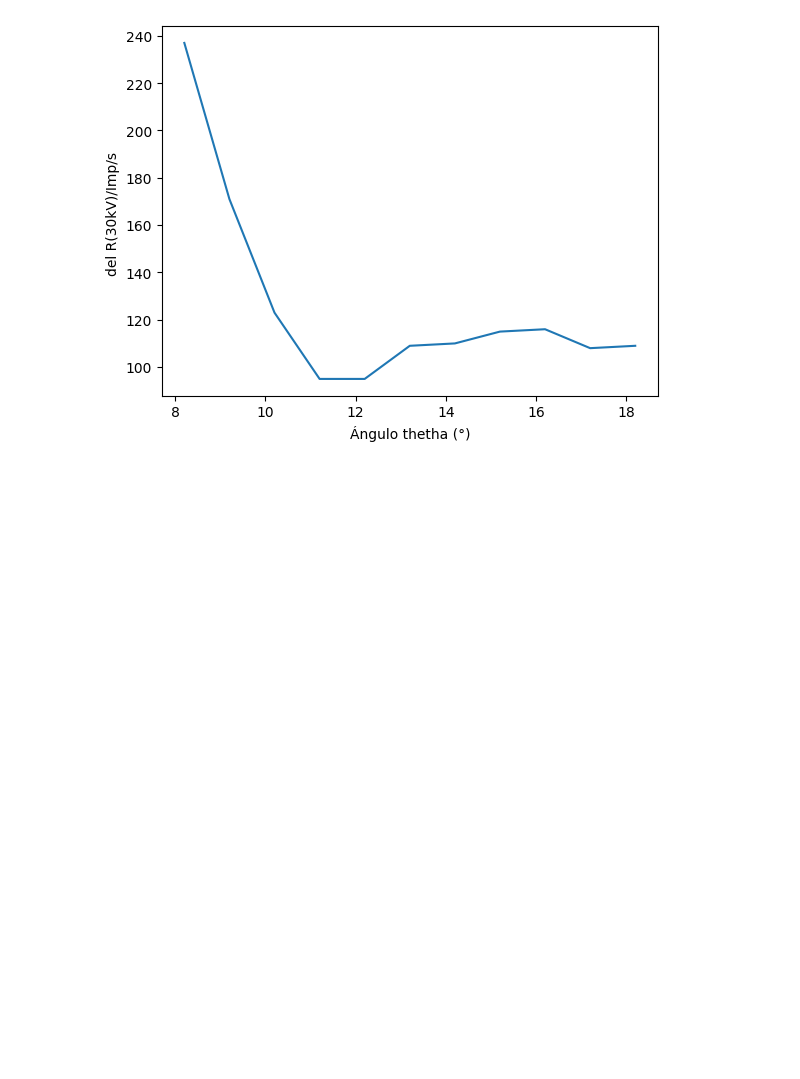
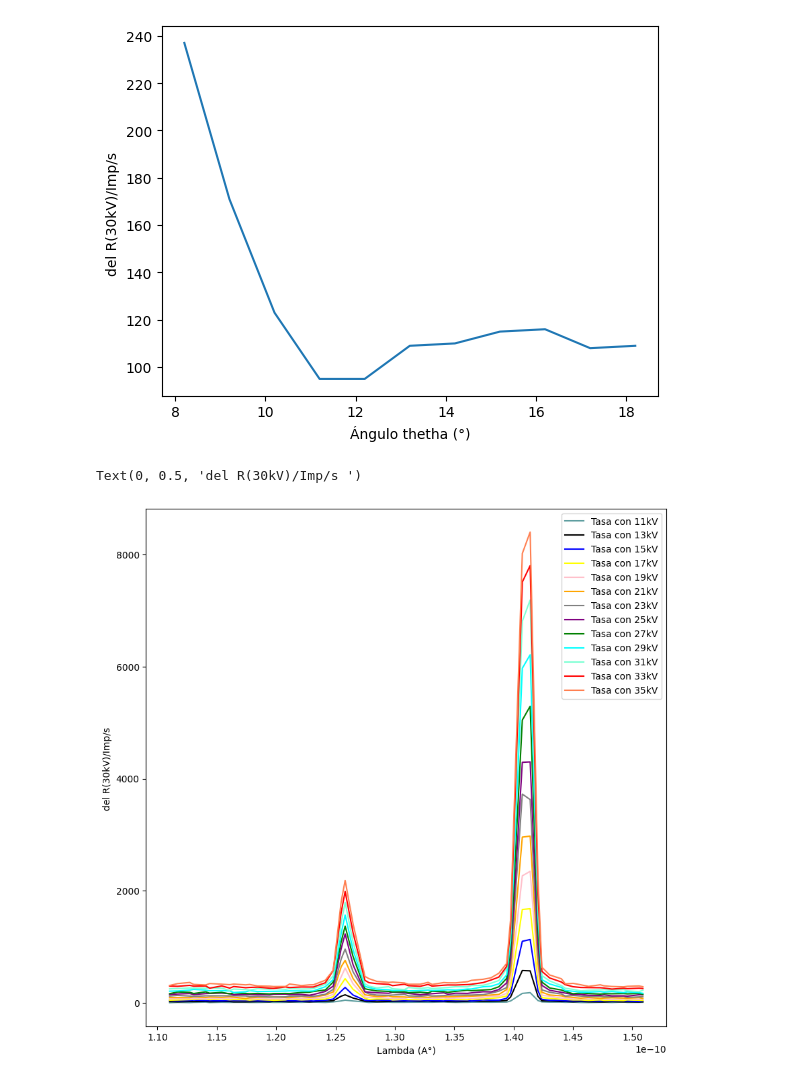
Before and after one commit to rcasasl/Laboratorio-Intermedio, a Jupyter notebook: Rayos X/graficos.ipynb, the cells around one changed output. Drawn from its saved outputs; the diff is of its cells as text; code cells hidden in the pictures; blank space fills up the shorter version.

```diff
--- a/Rayos X/graficos.ipynb
+++ b/Rayos X/graficos.ipynb
@@ -131,0 +218,47 @@ Text(0, 0.5, 'del R(30kV)/Imp/s ')
+# %%
+file_path = "datosparte3(dia2)"
+
+x,x_title,y0, y0_title, y1, y1_title, y2, y2_title, y3, y3_title, y4, y4_title, y5, y5_title, y6, y6_title, y7, y7_title, y8, y8_title, y9, y9_title, y10, y10_title, y11, y11_title, y12, y12_title = unpack4(file_path)
+
+xf = []
+for i in range(len(x)):
+    xf.append(x[i]/(2))
+
+def radianes(theta):
+    ang_rad = []
+    for i in theta:
+        rad = (i*np.pi)/180
+        ang_rad.append(rad)
+    return ang_rad
+
+rad = radianes(xf)
+
+def Bragg(theta,d):
+    wavelength = 2*d*np.sin(theta)
+    #print(wavelength)
+    return wavelength
+
+d = 2.014*(10**(-10))
+
+x_Bragg = Bragg(rad,d)
+
+plt.figure(figsize=(10,10))
+plt.plot(x_Bragg, y0,color="cadetblue", label="Tasa con 11kV")
+plt.plot(x_Bragg, y1,color="black", label="Tasa con 13kV")
+plt.plot(x_Bragg, y2,color="blue", label="Tasa con 15kV")
+plt.plot(x_Bragg, y3,color="yellow", label="Tasa con 17kV")
+plt.plot(x_Bragg, y4,color="pink", label="Tasa con 19kV")
+plt.plot(x_Bragg, y5,color="orange", label="Tasa con 21kV")
+plt.plot(x_Bragg, y6,color="grey", label="Tasa con 23kV")
+plt.plot(x_Bragg, y7,color="purple", label="Tasa con 25kV")
+plt.plot(x_Bragg, y8,color="g", label="Tasa con 27kV")
+plt.plot(x_Bragg, y9,color="aqua", label="Tasa con 29kV")
+plt.plot(x_Bragg, y10,color="aquamarine", label="Tasa con 31kV")
+plt.plot(x_Bragg, y11,color="red", label="Tasa con 33kV")
+plt.plot(x_Bragg, y12,color="coral", label="Tasa con 35kV")
+plt.legend()
+plt.xlabel("Lambda (A°)")
+plt.ylabel(y_title)
+# %% [output]
+Text(0, 0.5, 'del R(30kV)/Imp/s ')
+[figure, added]
```
Also changed, not shown: parts of 15 cells of this notebook, 1 other file.
